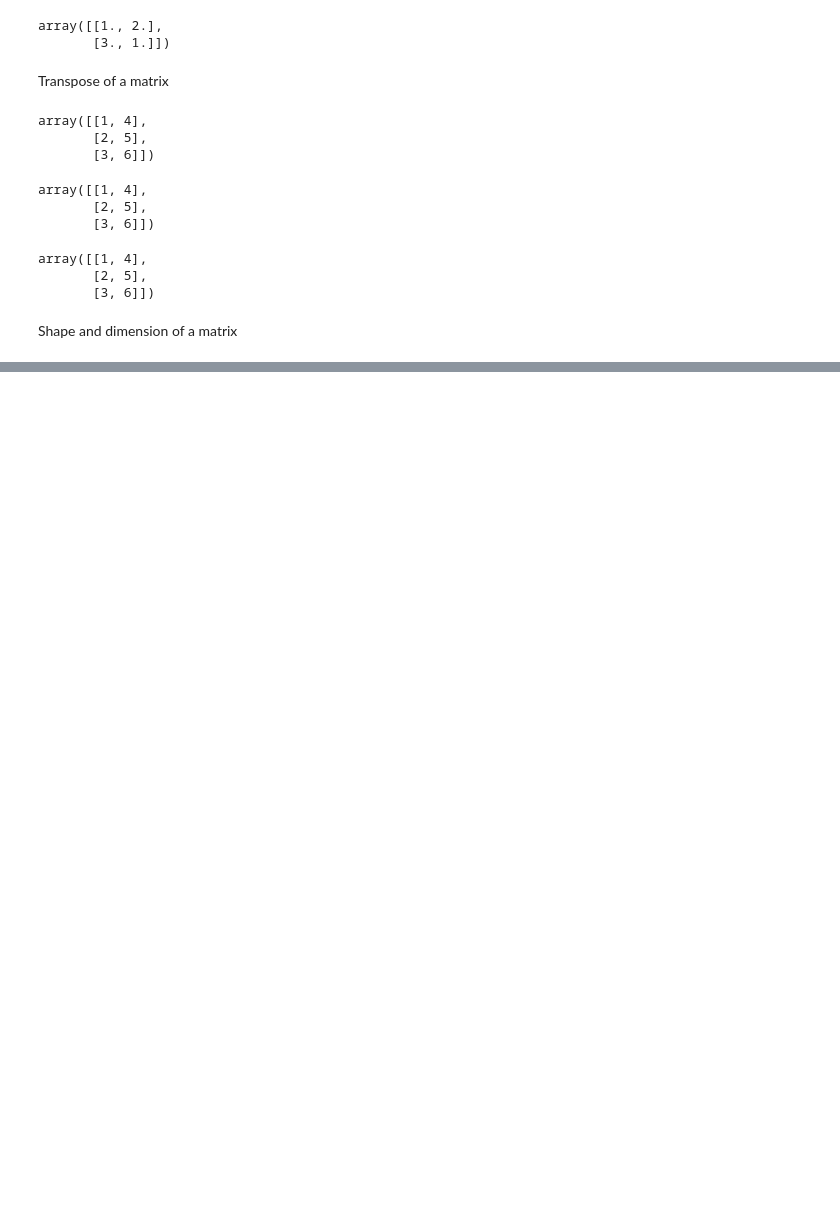
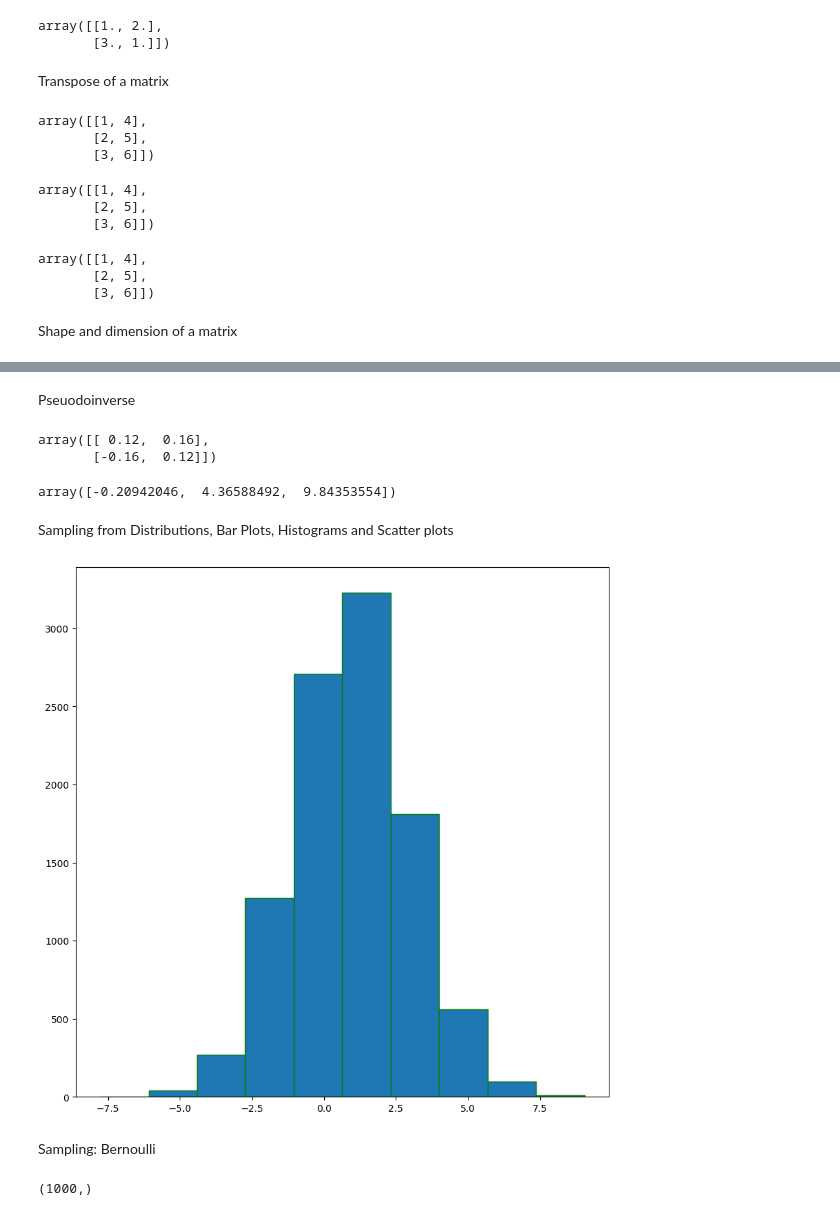
Before and after one commit to Sanjeeviit/MLT, a Jupyter notebook: Numpy_Pandas_IITM.ipynb, the cells around one changed output, grey strips where cells are left out. Cells and saved outputs as stored; diff of their text form; code cells hidden in the pictures; blank space fills up the shorter version.

```diff
--- a/Numpy_Pandas_IITM.ipynb
+++ b/Numpy_Pandas_IITM.ipynb
@@ -497,0 +661,14 @@ Shape and dimension of a matrix
+# %% [markdown]
+Pseuodoinverse
+# %%
+M = np.array([[3, -4], [4, 3]])
+np.linalg.pinv(M)
+# %% [output]
+array([[ 0.12,  0.16],
+       [-0.16,  0.12]])
+# %%
+M = np.array([[1, 0, -3], [0, 5, 2], [-3, 2, 8]])
+eigval, eigvec = np.linalg.eigh(M)
+eigval
+# %% [output]
+array([-0.20942046,  4.36588492,  9.84353554])
@@ -497,0 +679,17 @@ Shape and dimension of a matrix
+# %% [markdown]
+Sampling from Distributions, Bar Plots, Histograms and Scatter plots
+# %%
+import numpy as np
+import matplotlib.pyplot as plt
+rng = np.random.default_rng(seed=42)
+x = rng.normal(1,2,size =10000)
+plt.hist(x,bins=10, edgecolor = 'green');
+# %% [output]
+[figure, added]
+# %% [markdown]
+Sampling: Bernoulli
+# %%
+X = rng.choice([0,1],p=[0.3,0.7], size =1000)
+X.shape
+# %% [output]
+(1000,)
```
Also changed, not shown: parts of 95 cells of this notebook.
